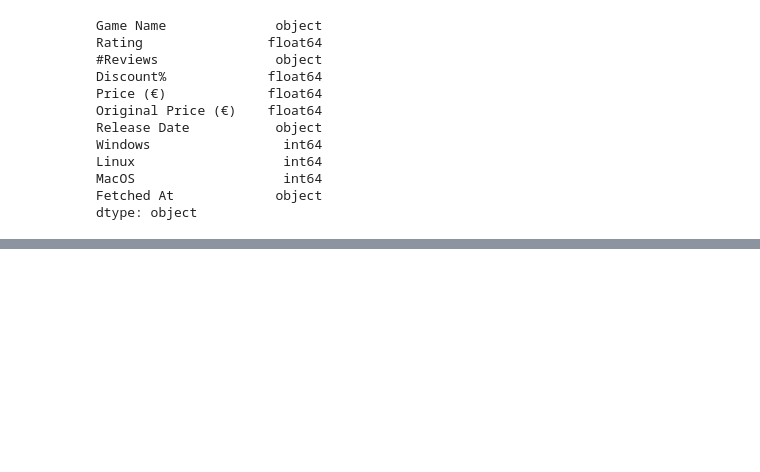
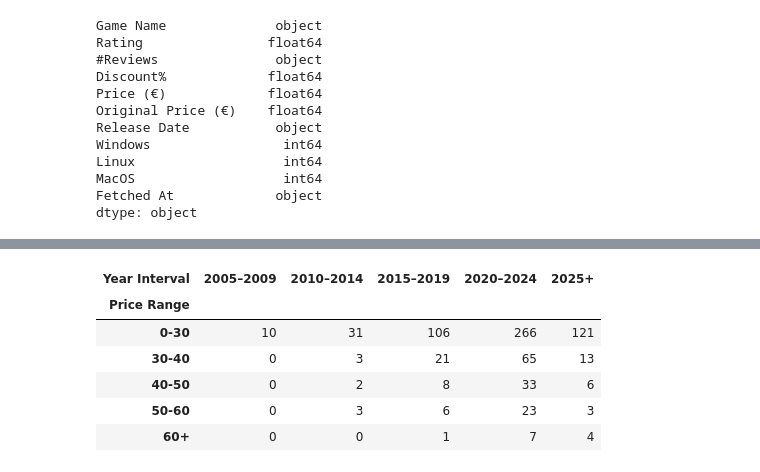
Before and after one commit to jbenigeri/Video-Game-Price-Analysis, a Jupyter notebook: src/explore_steam_data.ipynb, the cells around one changed output, grey strips where cells are left out. Saved outputs shown, nothing was run; the diff lists cells and outputs as text; code cells hidden in the pictures; blank space fills up the shorter version.

```diff
--- a/src/explore_steam_data.ipynb
+++ b/src/explore_steam_data.ipynb
@@ -64,0 +77,11 @@ df.describe()
+# %%
+cross_tab = pd.crosstab(df['Price Range'], df['Year Interval'])
+cross_tab
+# %% [output]
+| Year Interval | 2005–2009 | 2010–2014 | 2015–2019 | 2020–2024 | 2025+ |
+| Price Range |  |  |  |  |  |
+| 0-30 | 10 | 31 | 106 | 266 | 121 |
+| 30-40 | 0 | 3 | 21 | 65 | 13 |
+| 40-50 | 0 | 2 | 8 | 33 | 6 |
+| 50-60 | 0 | 3 | 6 | 23 | 3 |
+| 60+ | 0 | 0 | 1 | 7 | 4 |
```
Also changed, not shown: parts of 6 cells of this notebook, 2 other files.
